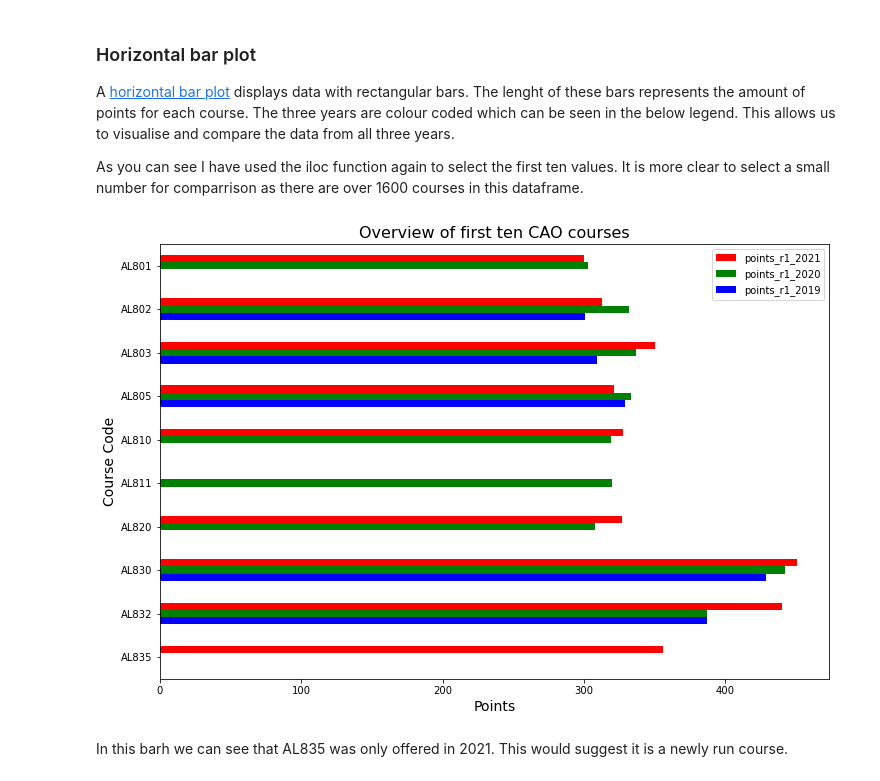
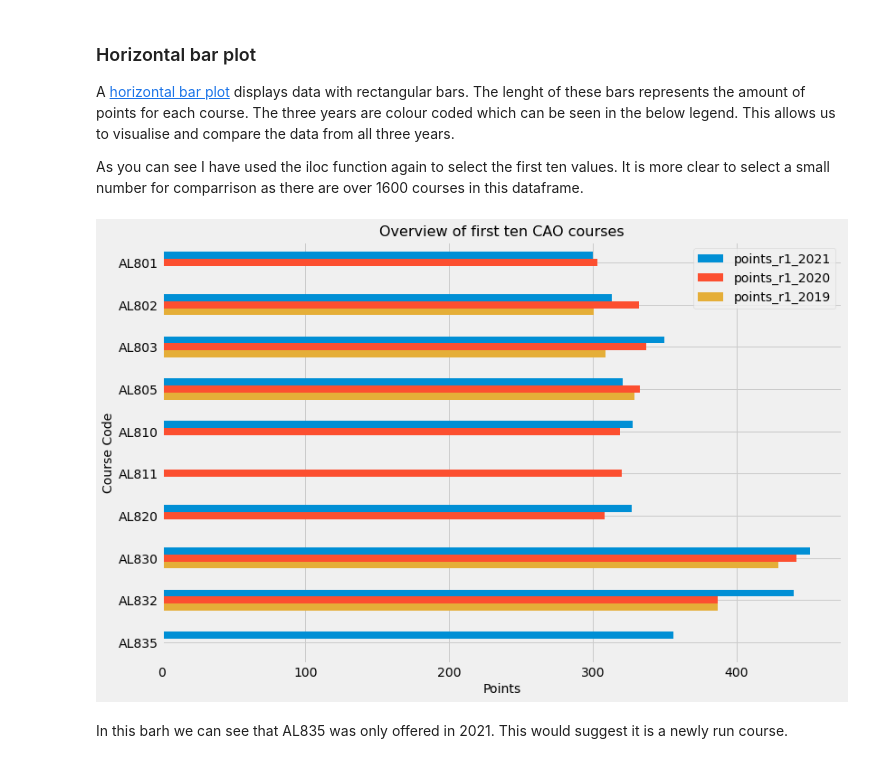
Before and after one commit to SarahMcN25/fundamentals, a Jupyter notebook: cao.ipynb, the cells around one changed output. Cells and saved outputs as stored; diff of their text form; code cells hidden in the pictures.

```diff
--- a/cao.ipynb
+++ b/cao.ipynb
@@ -94,3 +108,12 @@ import seaborn as sns
+# %%
+#Using magic command to set plots to display inline.
+%matplotlib inline
+
+# Change figure style.
+plt.style.use('fivethirtyeight')
+
+# Change default figure size.
+plt.rcParams['figure.figsize'] = [12, 8]
 # %% [markdown]
 # references to use at end!!!!!
 
@@ -1400,16 +1408,16 @@ As you can see I have used the iloc function again to select the first ten value
 # %%
 # Horizontal bar plot.
 s = df.iloc[:10]
 
-ax = s.plot.barh(color={"points_r1_2021": "red", "points_r1_2020": "green", "points_r1_2019": "blue"})
+ax = s.plot.barh()
 # invert y axis.
 ax.invert_yaxis()
 ax.set_title('Overview of first ten CAO courses', {'fontsize': '16'})
 ax.set_xlabel('Points', {'fontsize': '14'})
 ax.set_ylabel('Course Code', {'fontsize': '14'})
 plt.show()
 # %% [output]
-[figure, old version]
+[figure, new version]
 # %% [markdown]
 In this barh we can see that AL835 was only offered in 2021. This would suggest it is a newly run course.
 # %%
```
Also changed, not shown: parts of 19 cells of this notebook, 5 other files.
